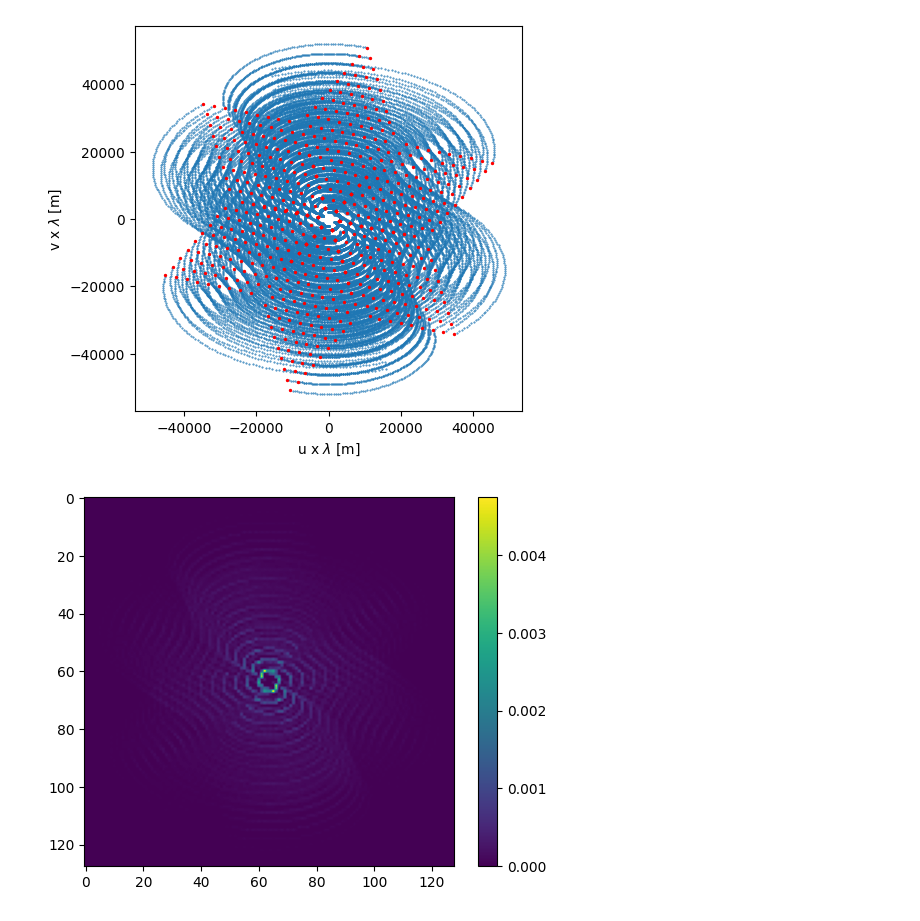
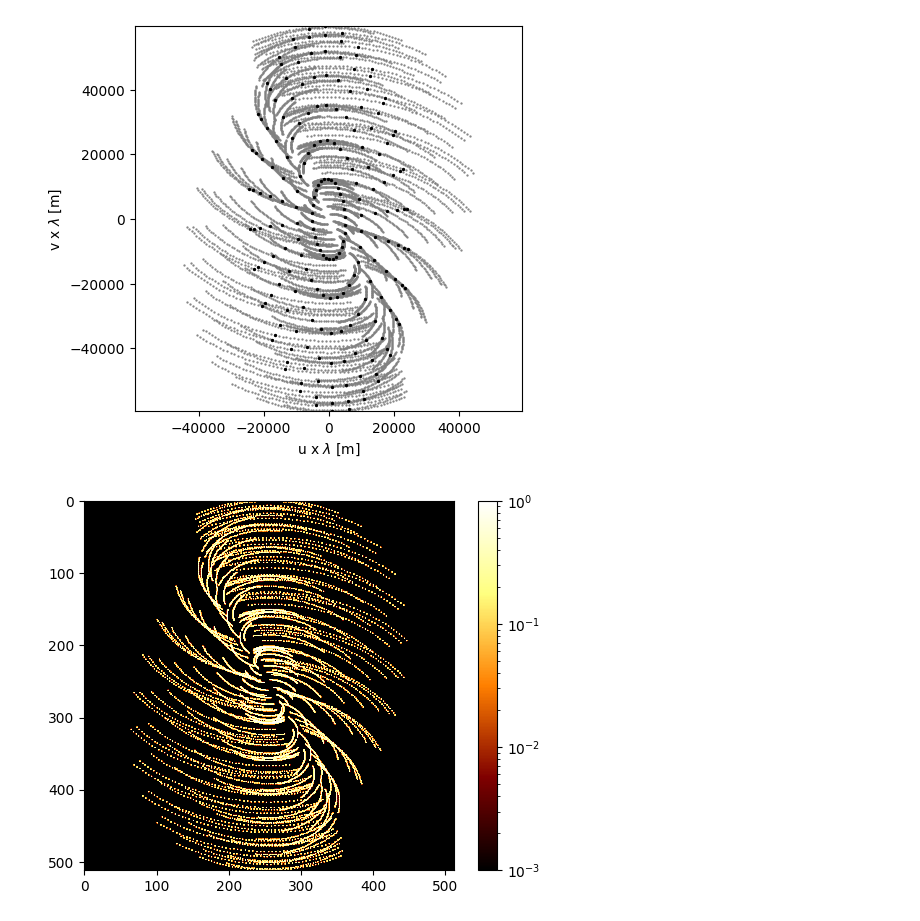
Before and after one commit to CentofantiEze/array-opt, a Jupyter notebook: notebooks/antenna_array.ipynb, the cells around one changed output. Cells and saved outputs as stored; diff of their text form; code cells hidden in the pictures.

```diff
--- a/notebooks/antenna_array.ipynb
+++ b/notebooks/antenna_array.ipynb
@@ -1,4 +1,9 @@
 # %%
 import numpy as np
 import matplotlib.pyplot as plt
+import matplotlib
 import numpy.random as rnd
+from PIL import Image
+
+# plt.rcParams['image.cmap'] = 'cubehelix'
+plt.rcParams['image.cmap'] = 'afmhot'
@@ -39,7 +9,0 @@ def uv_time_int(baselines, array_latitud=35/180*np.pi,source_declination=35/180*
-# %%
-def get_uv_plane(baseline, uv_dim=128):
-    # Count number of samples per uv grid
-    x_lim=max(abs(baseline[:,0]))*1.1
-    y_lim=max(abs(baseline[:,1]))*1.1
-    uv_plane, _, _ = np.histogram2d(baseline[:,0],baseline[:,1],bins=uv_dim, range=[[-x_lim,x_lim],[-y_lim,y_lim]])
-    return np.fliplr(uv_plane.T)/np.sum(uv_plane, axis=(0,1))
@@ -81,12 +136,12 @@ def plot_beam(uv_plane, pad = 10, crop=32):
 # Antenna parameters
 x_lim = 30000
 y_lim = 30000
-n_antenna = 3*9
+n_antenna = 3*5
 n_baselines = n_antenna*(n_antenna-1)
 radius = 30000
-alpha = 90-5
+alpha = 120
 #arr = random_antenna_arr(n_antenna, x_lim, y_lim)
-#arr = radial_antenna_arr(n_antenna, x_lim, y_lim,radius)
-arr = y_antenna_arr(int(n_antenna/3), radius, alpha)
+arr = radial_antenna_arr(n_antenna, x_lim, y_lim,radius)
+# arr = y_antenna_arr(int(n_antenna/3), radius, alpha)
 plot_antenna_arr(arr)
 # %% [output]
@@ -100,21 +155,20 @@ plot_uv_plane(base_arr)
 # %%
 # Source tracking parameters
-source_decl = 34/180*np.pi
-array_lat = 34/180*np.pi
-track_time = 8
+source_decl = 47/180*np.pi
+array_lat = 19.1/180*np.pi
+track_time = 4
 delta_t = 5/60
-t_0 = -2
+t_0 = 3
 
 # Get time integrated uv plane
 track = uv_time_int(base_arr, array_lat, source_decl, track_time, delta_t, t_0)
 plot_uv_plane(track, n_baselines)
 # %% [output]
-[figure, old version]
+[figure, new version]
 # %%
-uv_dim = 128
+uv_dim = 512
 uv_plane = get_uv_plane(track,uv_dim)
-plt.imshow(uv_plane)
-plt.colorbar()
-plt.show()
+uv_plane_mask = get_uv_mask(uv_plane)
+plot_sampled_sky(uv_plane_mask)
 # %% [output]
-[figure, old version]
+[figure, new version]
```
Also changed, not shown: parts of 25 cells of this notebook.
